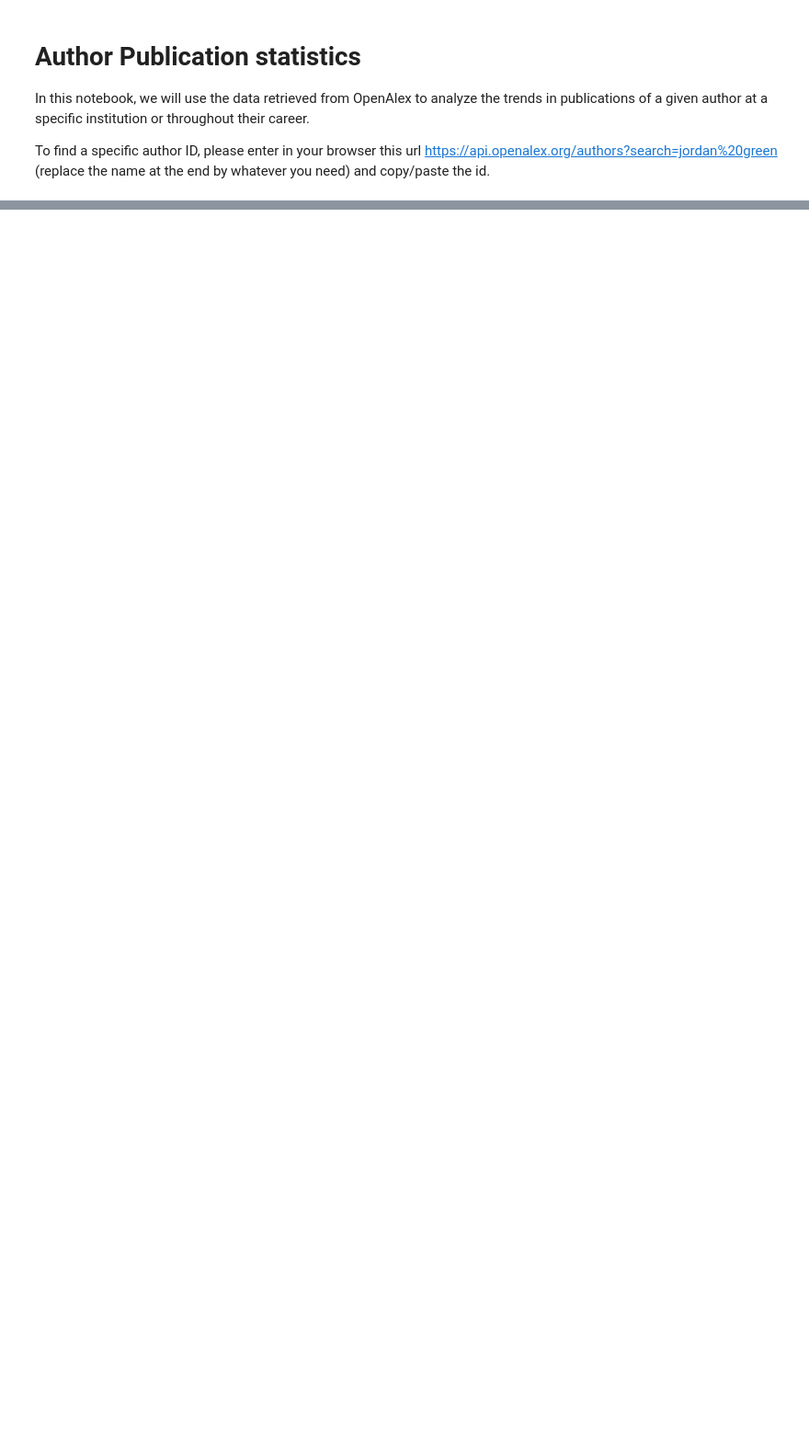
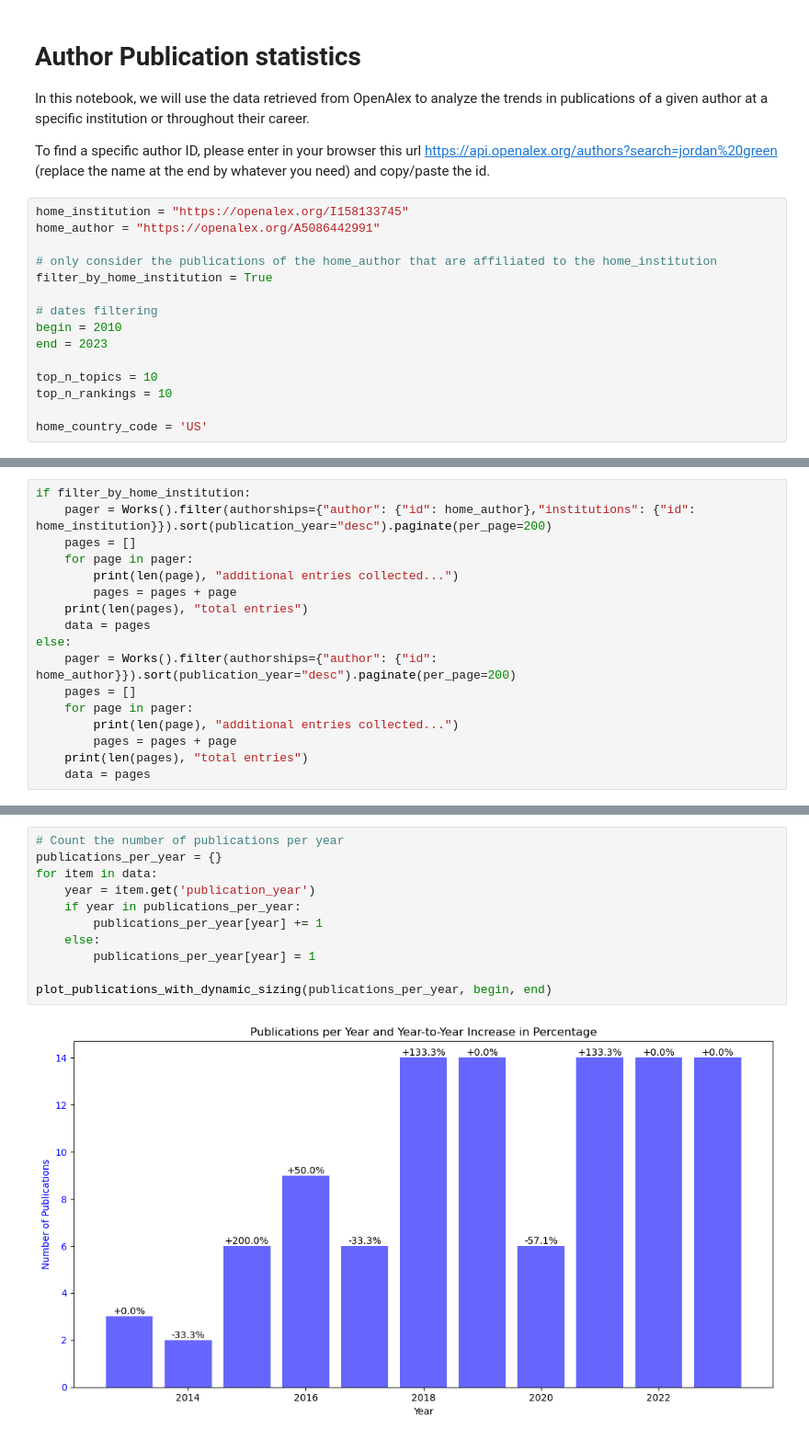
Before and after one commit to boumpteryx/Publication-statistics, a Jupyter notebook: Author_Statistics.ipynb, the cells around one changed output, grey strips where cells are left out. Shown at 92% size. Cells and saved outputs as stored; diff of their text form; blank space fills up the shorter version.

Commit message:
added author stats

```diff
--- a/Author_Statistics.ipynb
+++ b/Author_Statistics.ipynb
@@ -3,3 +3,18 @@
 In this notebook, we will use the data retrieved from OpenAlex to analyze the trends in publications of a given author at a specific institution or throughout their career.
 
 To find a specific author ID, please enter in your browser this url https://api.openalex.org/authors?search=jordan%20green (replace the name at the end by whatever you need) and copy/paste the id.
+# %%
+home_institution = "https://openalex.org/I158133745"
+home_author = "https://openalex.org/A5086442991"
+
+# only consider the publications of the home_author that are affiliated to the home_institution
+filter_by_home_institution = True
+
+# dates filtering
+begin = 2010
+end = 2023
+
+top_n_topics = 10
+top_n_rankings = 10
+
+home_country_code = 'US'
@@ -5,0 +69,17 @@ To find a specific author ID, please enter in your browser this url https://api.
+# %%
+if filter_by_home_institution:
+    pager = Works().filter(authorships={"author": {"id": home_author},"institutions": {"id": home_institution}}).sort(publication_year="desc").paginate(per_page=200)
+    pages = []
+    for page in pager:
+        print(len(page), "additional entries collected...")
+        pages = pages + page
+    print(len(pages), "total entries")
+    data = pages
+else:
+    pager = Works().filter(authorships={"author": {"id": home_author}}).sort(publication_year="desc").paginate(per_page=200)
+    pages = []
+    for page in pager:
+        print(len(page), "additional entries collected...")
+        pages = pages + page
+    print(len(pages), "total entries")
+    data = pages
@@ -5,0 +189,13 @@ To find a specific author ID, please enter in your browser this url https://api.
+# %%
+# Count the number of publications per year
+publications_per_year = {}
+for item in data:
+    year = item.get('publication_year')
+    if year in publications_per_year:
+        publications_per_year[year] += 1
+    else:
+        publications_per_year[year] = 1
+
+plot_publications_with_dynamic_sizing(publications_per_year, begin, end)
+# %% [output]
+[figure, added]
```
Also changed, not shown: parts of 40 cells of this notebook, 1 other file.
